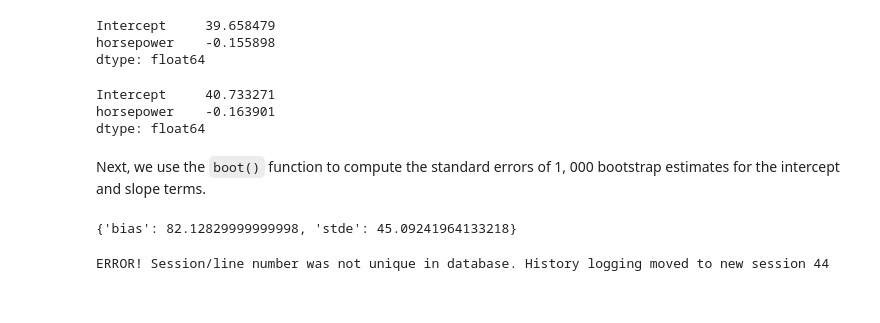
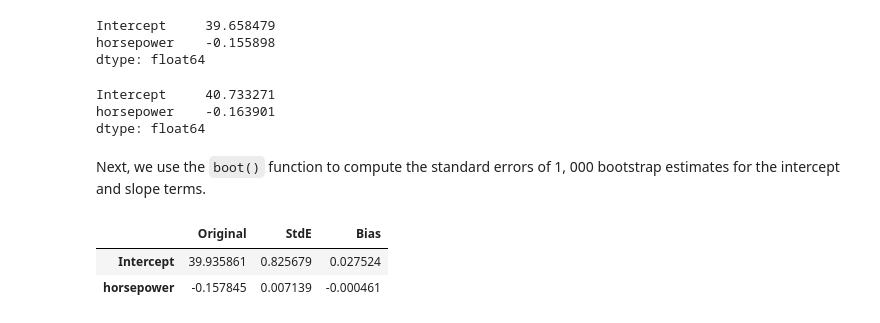
Before and after one commit to shevchenkobn/ml-practice, a Jupyter notebook: a5/a5.ipynb, the cells around one changed output. Drawn from its saved outputs; the diff is of its cells as text; code cells hidden in the pictures.

Commit message:
A5: Finish bootstrap function.

```diff
--- a/a5/a5.ipynb
+++ b/a5/a5.ipynb
@@ -166,12 +165,11 @@ The `lr_params()` function can also be used in order to create bootstrap estimat
 random_state = None
 
 
-def reset_random():
+def reset_random(seed=1):
     global random_state
     random_state = np.random.RandomState(1)
 
-def sample(df, n):
-    return df.sample(n, replace=True, random_state=random_state)
+def sample(df, n=None):    return df.sample(n if n is not None else len(df), replace=True, random_state=random_state)
 # %%
 reset_random()
 lr_params(sample(auto_df, 392))
@@ -187,17 +185,32 @@ horsepower    -0.163901
 dtype: float64
 # %% [markdown]
 Next, we use the `boot()` function to compute the standard errors of 1, 000 bootstrap estimates for the intercept and slope terms.
-# %%
-def boot(df, get_params, n):
-    df = sample(df, n)
-    return {'bias': bias(df['horsepower'], df['mpg']), 'stde': stde(df['horsepower'], df['mpg'])}
+# %%
+def boot(df, get_params, times):
+    params_arr = []
+    names_index = None
+    for i in range(times):
+        sample_df = sample(df)
+        params = get_params(sample_df)
+        if hasattr(params, 'index'):
+            if names_index is None or len(names_index) < len(params.index):
+                names_index = params.index
+        for i, param in enumerate(params):
+            if i < len(params_arr):
+                arr = params_arr[i]
+            else:
+                arr = []
+                params_arr.append(arr)
+            arr.append(param)
+    params0 = tuple(get_params(df))
+    if names_index is None:
+        names_index = pd.Index('t' + i for i in range(len(params_arr)))
+    result = pd.DataFrame({'Original': params0, 'StdE': tuple(np.std(arr, ddof=1) for arr in params_arr), 'Bias': tuple(np.mean(arr) - params0[i] for i, arr in enumerate(params_arr))}, index=names_index)
+    return result
 # %%
+reset_random(1448)
 boot(auto_df, lr_params, 1000)
 # %% [output]
-{'bias': 82.12829999999998, 'stde': 45.09241964133218}
+|  | Original | StdE | Bias |
+| Intercept | 39.935861 | 0.825679 | 0.027524 |
+| horsepower | -0.157845 | 0.007139 | -0.000461 |
-# %%
-def cb(data, indices=None, axis=None):
-    return lr_params(data, indices)
-scipy.stats.bootstrap((auto_df,), cb, n_resamples=1000)
-# %% [output]
-ERROR! Session/line number was not unique in database. History logging moved to new session 44
```
Also changed, not shown: parts of 5 cells of this notebook.
